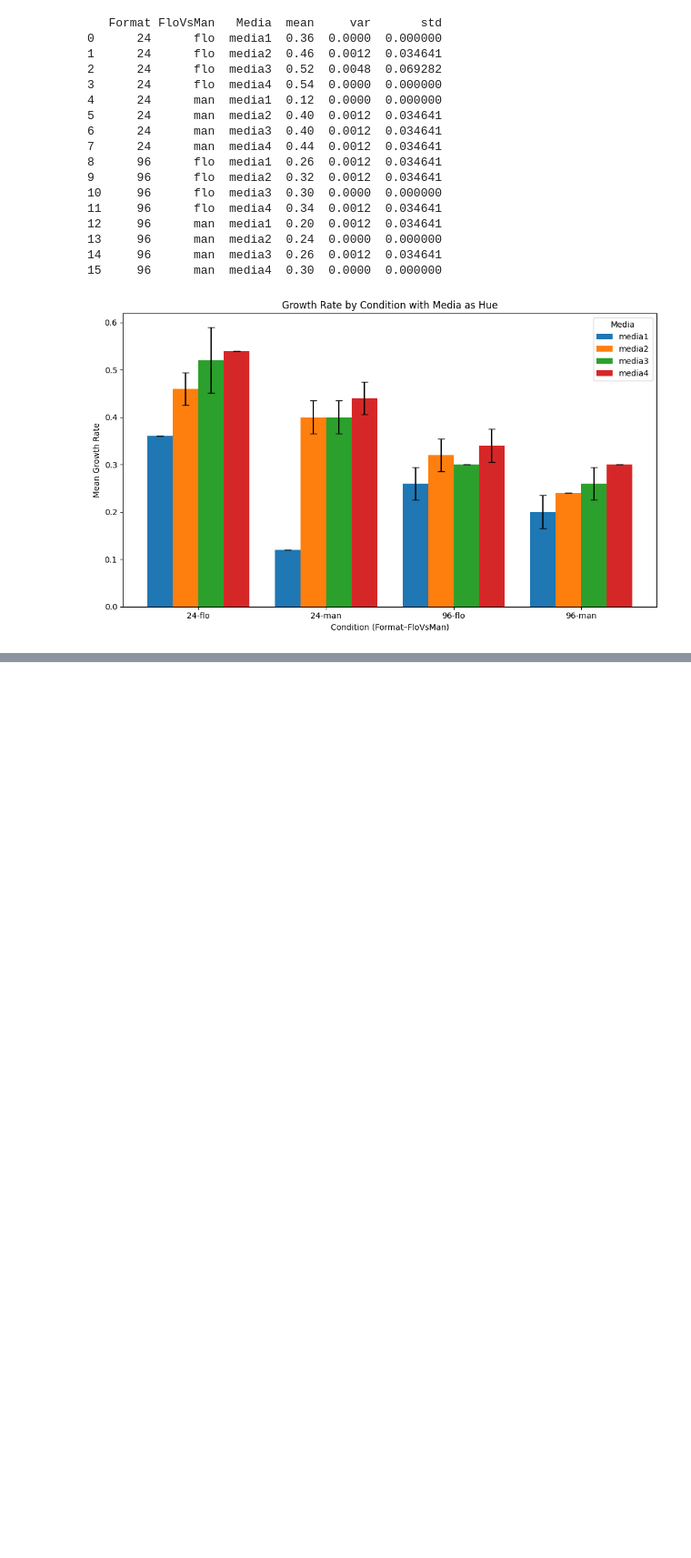
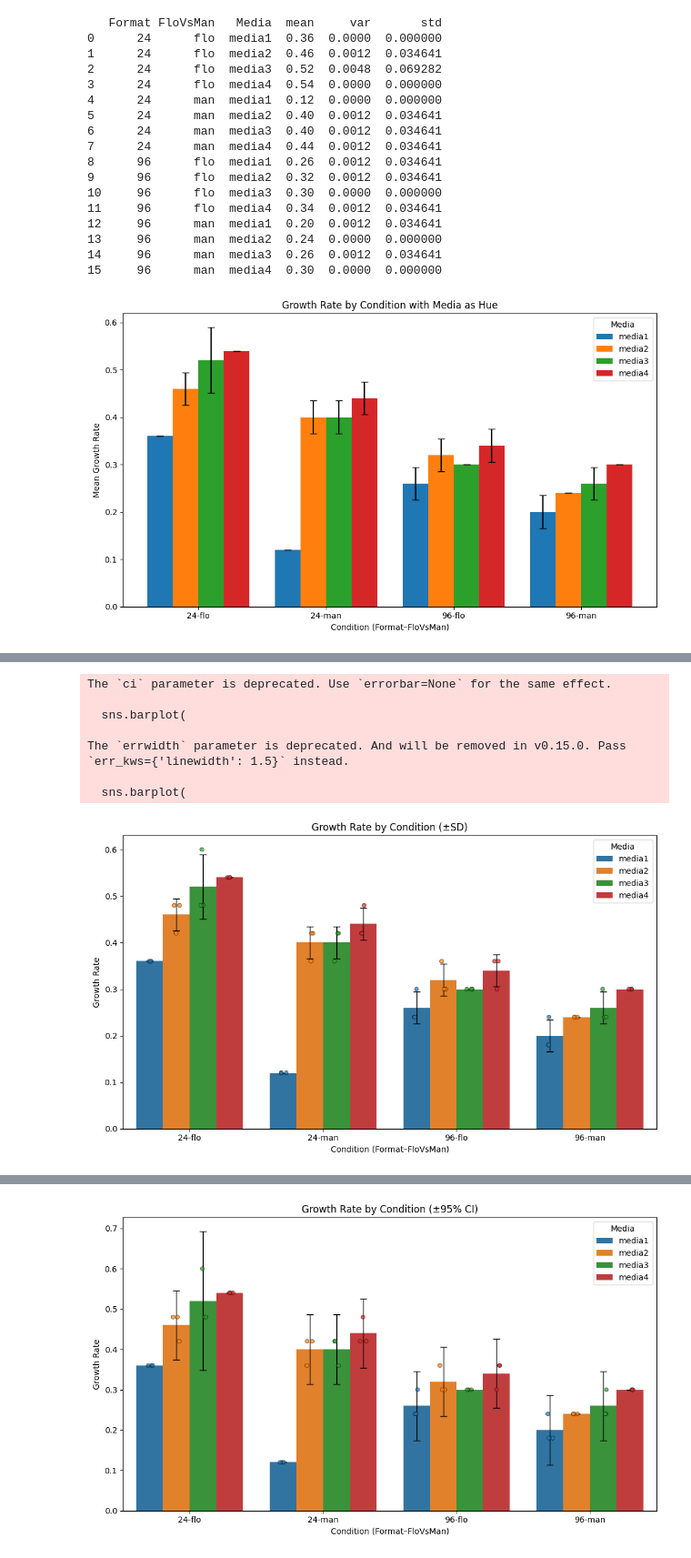
Before and after one commit to subarumuroi/Yarrowia_media_optimizer, a Jupyter notebook: Yarrowia Growth Rate Report 3reps.ipynb, the cells around one changed output, grey strips where cells are left out. Shown at 91% size. Cells and saved outputs as stored; diff of their text form; code cells hidden in the pictures; blank space fills up the shorter version.

```diff
--- a/Yarrowia Growth Rate Report 3reps.ipynb
+++ b/Yarrowia Growth Rate Report 3reps.ipynb
@@ -75,0 +109,74 @@ plt.show()
+# %%
+import seaborn as sns
+import matplotlib.pyplot as plt
+import numpy as np
+import scipy.stats as st
+
+# --- Compute summary stats ---
+stats_sd = df.groupby(['Format', 'FloVsMan', 'Media']).agg(
+    mean=('GrowthRate','mean'),
+    std=('GrowthRate','std')
+).reset_index()
+
+stats_ci = df.groupby(['Format', 'FloVsMan', 'Media']).agg(
+    mean=('GrowthRate','mean'),
+    n=('GrowthRate','count'),
+    std=('GrowthRate','std')
+).reset_index()
+stats_ci['sem'] = stats_ci['std'] / np.sqrt(stats_ci['n'])
+stats_ci['ci95'] = stats_ci['sem'] * st.t.ppf(0.975, stats_ci['n']-1)
+
+for stats, err_col, err_label, title in [
+    (stats_sd, 'std', 'SD', "Growth Rate by Condition (±SD)"),
+    (stats_ci, 'ci95', '95% CI', "Growth Rate by Condition (±95% CI)")
+]:
+    stats['Condition'] = stats['Format'].astype(str) + "-" + stats['FloVsMan']
+
+    plt.figure(figsize=(10,6))
+    palette = plt.rcParams['axes.prop_cycle'].by_key()['color']
+
+    # Bars
+    sns.barplot(
+        data=stats,
+        x='Condition', y='mean', hue='Media',
+        capsize=0.2, errwidth=1.5, palette=palette,
+        ci=None
+    )
+
+    # Error bars
+    for i, row in stats.iterrows():
+        xpos = list(stats['Condition'].unique()).index(row['Condition'])
+        offset = list(stats['Media'].unique()).index(row['Media'])
+        xpos = xpos + (offset - (len(stats['Media'].unique())-1)/2) * 0.8/len(stats['Media'].unique())
+        plt.errorbar(x=xpos, y=row['mean'],
+                     yerr=row[err_col], fmt='none', c='black', capsize=4, lw=1)
+
+    # Raw replicate points with black outline
+    sns.stripplot(
+        data=df,
+        x=df['Format'].astype(str) + "-" + df['FloVsMan'],
+        y='GrowthRate', hue='Media',
+        dodge=True, jitter=True, alpha=0.7,
+        palette=palette, edgecolor='black', linewidth=0.5
+    )
+
+    # Clean legend
+    handles, labels = plt.gca().get_legend_handles_labels()
+    plt.legend(handles[:len(stats['Media'].unique())],
+               labels[:len(stats['Media'].unique())],
+               title="Media")
+
+    plt.xlabel("Condition (Format–FloVsMan)")
+    plt.ylabel("Growth Rate")
+    plt.title(title)
+    plt.tight_layout()
+    plt.show()
+# %% [output]
+The `ci` parameter is deprecated. Use `errorbar=None` for the same effect.
+
+  sns.barplot(
+
+The `errwidth` parameter is deprecated. And will be removed in v0.15.0. Pass `err_kws={'linewidth': 1.5}` instead.
+
+  sns.barplot(
+[figure, added]
@@ -75,0 +190 @@ plt.show()
+[figure, added]
```
Also changed, not shown: parts of 3 cells of this notebook, 2 other files.
